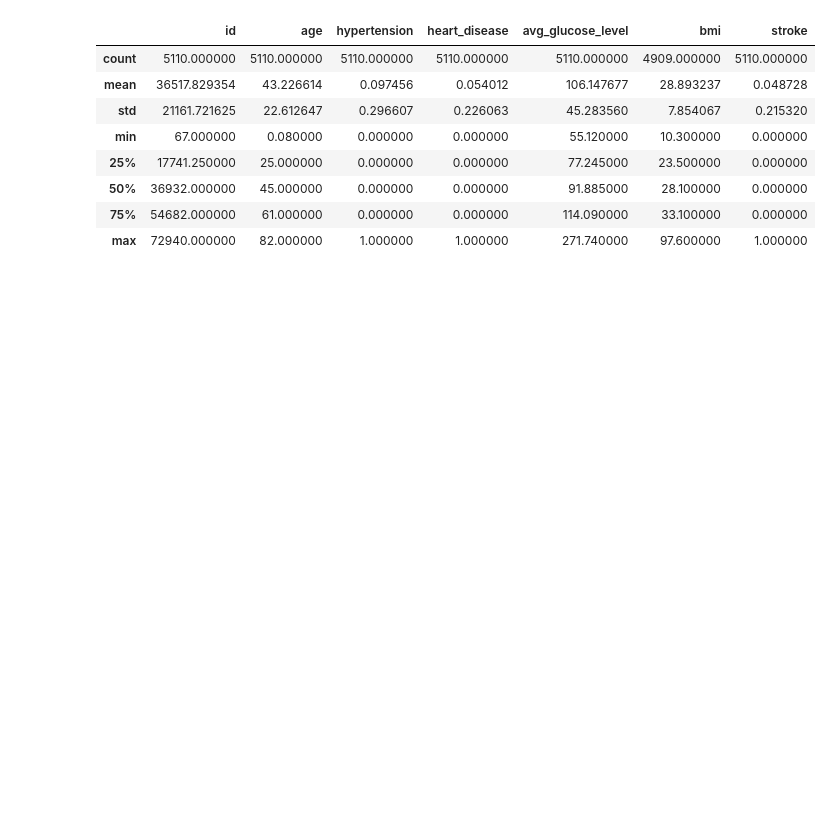
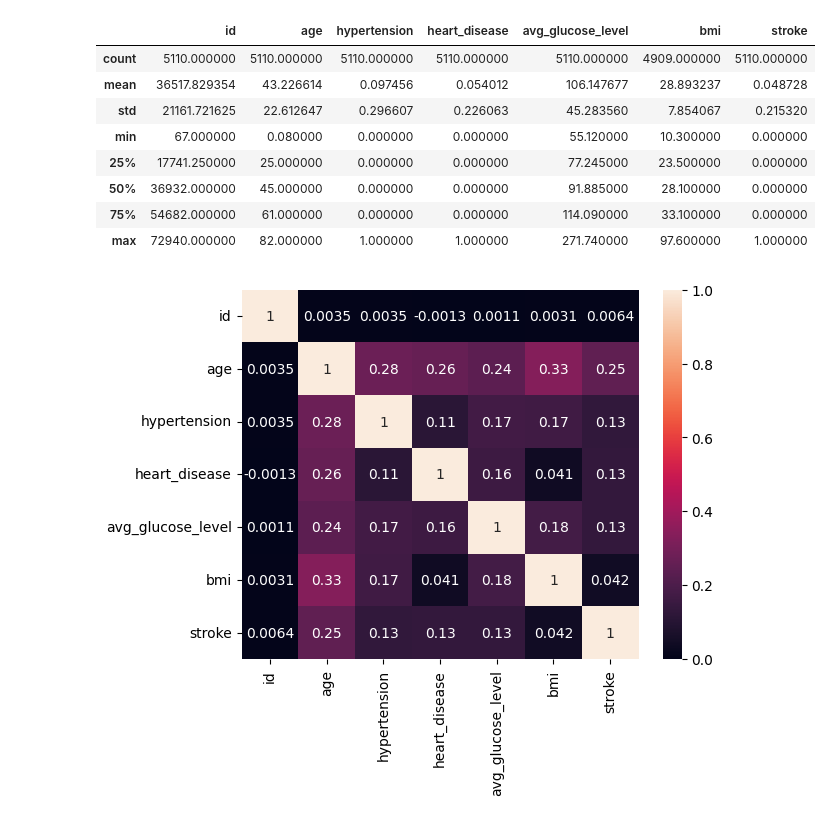
Before and after one commit to PosgradoMNA/actividades-del-projecto-cad_equipo_11, a Jupyter notebook: notebooks/actividad_2.ipynb, the cells around one changed output. Saved outputs shown, nothing was run; the diff lists cells and outputs as text; code cells hidden in the pictures; blank space fills up the shorter version.

```diff
--- a/notebooks/actividad_2.ipynb
+++ b/notebooks/actividad_2.ipynb
@@ -121,3 +101,8 @@ data.describe()
 | 50% | 36932.000000 | 45.000000 | 0.000000 | 0.000000 | 91.885000 | 28.100000 | 0.000000 |
 | 75% | 54682.000000 | 61.000000 | 0.000000 | 0.000000 | 114.090000 | 33.100000 | 0.000000 |
 | max | 72940.000000 | 82.000000 | 1.000000 | 1.000000 | 271.740000 | 97.600000 | 1.000000 |
+# %%
+sns.heatmap(data.corr(), annot=True)
+plt.show()
+# %% [output]
+[figure, added]
```
Also changed, not shown: parts of 9 cells of this notebook, 1 other file.
